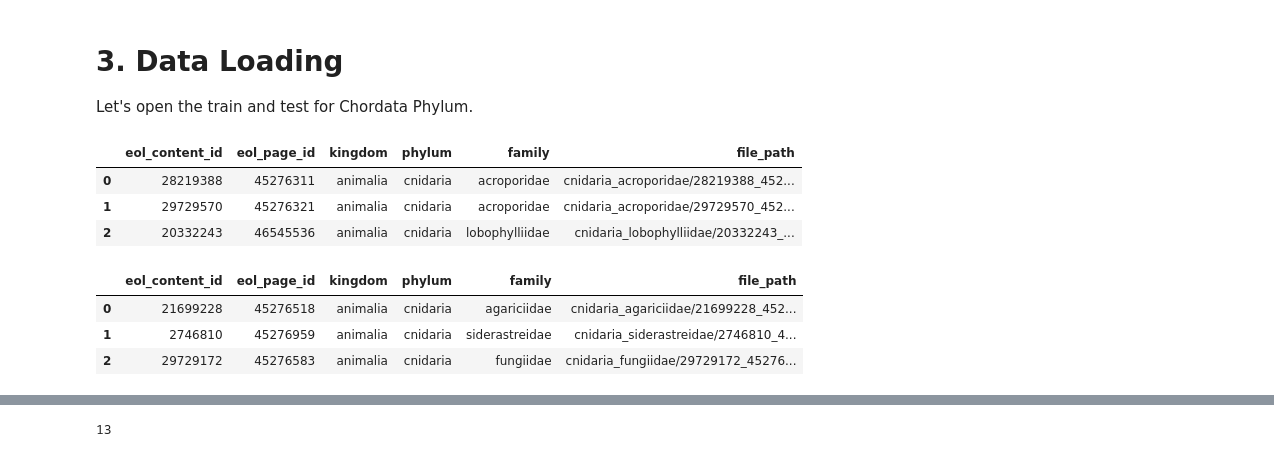
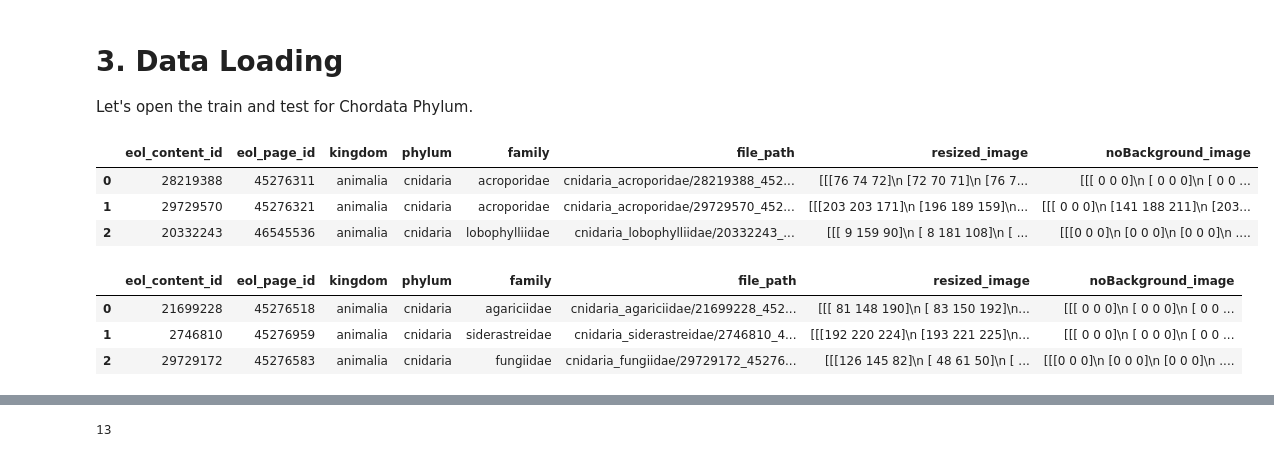
Before and after one commit to xandga/DeepLearning2425, a Jupyter notebook: 4. Phylum Cnidaria_pre-trained.ipynb, the cells around one changed output, grey strips where cells are left out. Saved outputs shown, nothing was run; the diff lists cells and outputs as text; code cells hidden in the pictures.

```diff
--- a/4. Phylum Cnidaria_pre-trained.ipynb
+++ b/4. Phylum Cnidaria_pre-trained.ipynb
@@ -66,22 +66,22 @@ Memory growth set for GPUs
 Let's open the train and test for Chordata Phylum.
 # %%
 # Load the DataFrame from the CSV file
-cnidaria_train = pd.read_csv("train_test_splits/cnidaria_train.csv")
+cnidaria_train = pd.read_csv("train_test_splits/cnidaria_train_processed.csv")
 cnidaria_train.head(3)
 # %% [output]
-|  | eol_content_id | eol_page_id | kingdom | phylum | family | file_path |
-| 0 | 28219388 | 45276311 | animalia | cnidaria | acroporidae | cnidaria_acroporidae/28219388_452... |
-| 1 | 29729570 | 45276321 | animalia | cnidaria | acroporidae | cnidaria_acroporidae/29729570_452... |
-| 2 | 20332243 | 46545536 | animalia | cnidaria | lobophylliidae | cnidaria_lobophylliidae/20332243_... |
+|  | eol_content_id | eol_page_id | kingdom | phylum | family | file_path | resized_image | noBackground_image |
+| 0 | 28219388 | 45276311 | animalia | cnidaria | acroporidae | cnidaria_acroporidae/28219388_452... | [[[76 74 72]\n [72 70 71]\n [76 7... | [[[ 0 0 0]\n [ 0 0 0]\n [ 0 0 ... |
+| 1 | 29729570 | 45276321 | animalia | cnidaria | acroporidae | cnidaria_acroporidae/29729570_452... | [[[203 203 171]\n [196 189 159]\n... | [[[ 0 0 0]\n [141 188 211]\n [203... |
+| 2 | 20332243 | 46545536 | animalia | cnidaria | lobophylliidae | cnidaria_lobophylliidae/20332243_... | [[[ 9 159 90]\n [ 8 181 108]\n [ ... | [[[0 0 0]\n [0 0 0]\n [0 0 0]\n .... |
 # %%
 # Load the DataFrame from the CSV file
-cnidaria_test = pd.read_csv("train_test_splits/cnidaria_test.csv")
+cnidaria_test = pd.read_csv("train_test_splits/cnidaria_test_processed.csv")
 cnidaria_test.head(3)
 # %% [output]
-|  | eol_content_id | eol_page_id | kingdom | phylum | family | file_path |
-| 0 | 21699228 | 45276518 | animalia | cnidaria | agariciidae | cnidaria_agariciidae/21699228_452... |
-| 1 | 2746810 | 45276959 | animalia | cnidaria | siderastreidae | cnidaria_siderastreidae/2746810_4... |
-| 2 | 29729172 | 45276583 | animalia | cnidaria | fungiidae | cnidaria_fungiidae/29729172_45276... |
+|  | eol_content_id | eol_page_id | kingdom | phylum | family | file_path | resized_image | noBackground_image |
+| 0 | 21699228 | 45276518 | animalia | cnidaria | agariciidae | cnidaria_agariciidae/21699228_452... | [[[ 81 148 190]\n [ 83 150 192]\n... | [[[ 0 0 0]\n [ 0 0 0]\n [ 0 0 ... |
+| 1 | 2746810 | 45276959 | animalia | cnidaria | siderastreidae | cnidaria_siderastreidae/2746810_4... | [[[192 220 224]\n [193 221 225]\n... | [[[ 0 0 0]\n [ 0 0 0]\n [ 0 0 ... |
+| 2 | 29729172 | 45276583 | animalia | cnidaria | fungiidae | cnidaria_fungiidae/29729172_45276... | [[[126 145 82]\n [ 48 61 50]\n [ ... | [[[0 0 0]\n [0 0 0]\n [0 0 0]\n .... |
 # %%
 cnidaria_train.shape, cnidaria_test.shape
 # %% [output]
```
Also changed, not shown: parts of 12 cells of this notebook, 1 other file.
